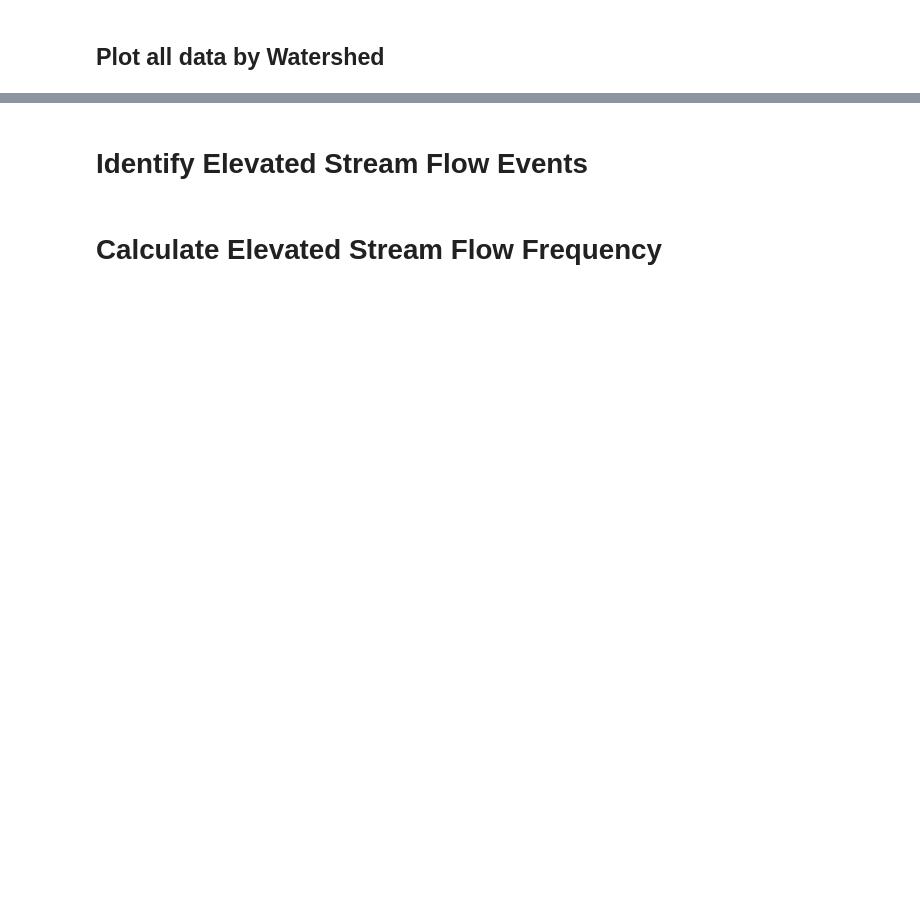
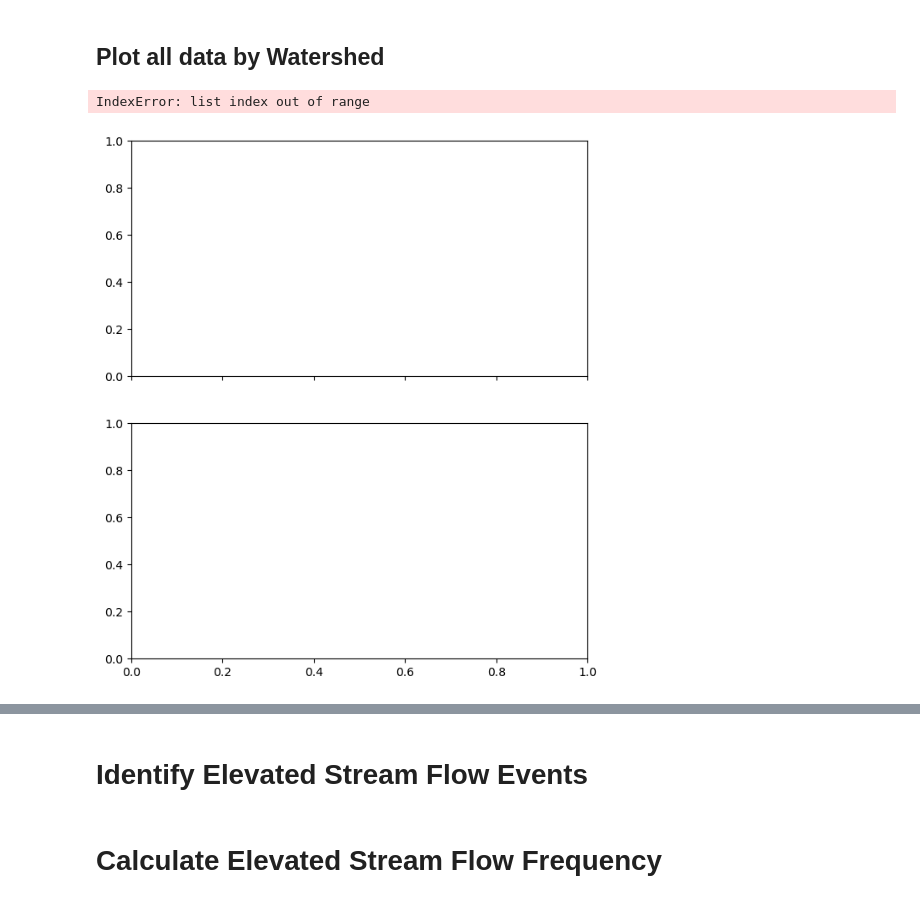
Before and after one commit to masseygeo/watersheds, a Jupyter notebook: ElevatedStreamFlowEvents/ElevatedStreamFlowEvents.ipynb, the cells around one changed output, grey strips where cells are left out. Cells and saved outputs as stored; diff of their text form; code cells hidden in the pictures; blank space fills up the shorter version.

```diff
--- a/ElevatedStreamFlowEvents/ElevatedStreamFlowEvents.ipynb
+++ b/ElevatedStreamFlowEvents/ElevatedStreamFlowEvents.ipynb
@@ -53 +96,60 @@ watersheds = df_gauges['huc10'].unique()
+# %%
+def process_gauge_data(gauge, data_type, columns_to_drop=[0,1,3,5], alpha=0.05):
+    """Process gauge data based on type ('gh' or 'sf')."""
+    if data_type == 'gauge height':
+        file_path = glob.glob(f'../Data/stream_gauges/gauge_height/{gauge}*.csv')[0]
+    else:
+        file_path = glob.glob(f'../Data/stream_gauges/streamflow/{gauge}*.csv')[0]
+    df = read_and_prepare_data(file_path, columns_to_drop)
+    df = calculate_ci(df, alpha)
+    return df
+# %%
+def create_subplot_axes(nrows):
+    """Dynamically create subplot axes based on the number of rows."""
+    fig, axes = plt.subplots(nrows=nrows, ncols=1, sharex=True, figsize=(7, 4*nrows))
+    if nrows == 1:
+        axes = [axes]  # Ensure axes is always a list for consistency
+    return fig, axes
+# %%
+watersheds_with_gauges = gdf_gauges['huc10'].unique()
+
+for watershed in watersheds_with_gauges:
+
+    watershed_gauges = gdf_gauges.loc[gdf_gauges['huc10'] == watershed]
+    watershed_name = gdf_watersheds.loc[gdf_watersheds['huc10'] == watershed, 'name'].values[0]
+
+    # check data availability
+    has_gh = any(watershed_gauges['gh'] == 1)
+    has_sf = any(watershed_gauges['sf'] == 1)
+
+    # define number of subplot rows based on data availability
+    nrows = sum([has_gh, has_sf])
+
+    # handle gauges with no data (shouldn't be any with preprocessing)
+    if nrows == 0:
+        continue
+
+    if nrows == 1:
+        ax = [ax]
+
+    fig, ax = create_subplot_axes(nrows)
+
+    if has_gh:
+        gauge_height_gauges = watershed_gauges[watershed_gauges['gh'] == 1]
+        for index, row in gauge_height_gauges.iterrows():
+            df_gh = process_gauge_data(row['site_no'], 'gauge_height')
+            ax[0].plot(df_gh.index, df_gh.iloc[:,0], linewidth=0.25)
+            ax[0].plot(df_gh.index, df_gh['upperci'], linewidth=1, color='k', label=f"{row['site_no']}")
+
+    if has_sf:
+        # Determine the correct index for streamflow data
+        sf_index = 1 if has_gh else 0
+        streamflow_gauges = watershed_gauges[watershed_gauges['sf'] == 1]
+        for index, row in streamflow_gauges.iterrows():
+            df_sf = process_gauge_data(row['site_no'], 'streamflow')
+            ax[sf_index].plot(df_sf.index, df_sf.iloc[:,0])
+    break
+# %% [output]
+IndexError: list index out of range
+[figure, added]
 # %%
```
Also changed, not shown: parts of 13 cells of this notebook, 11 other files.
